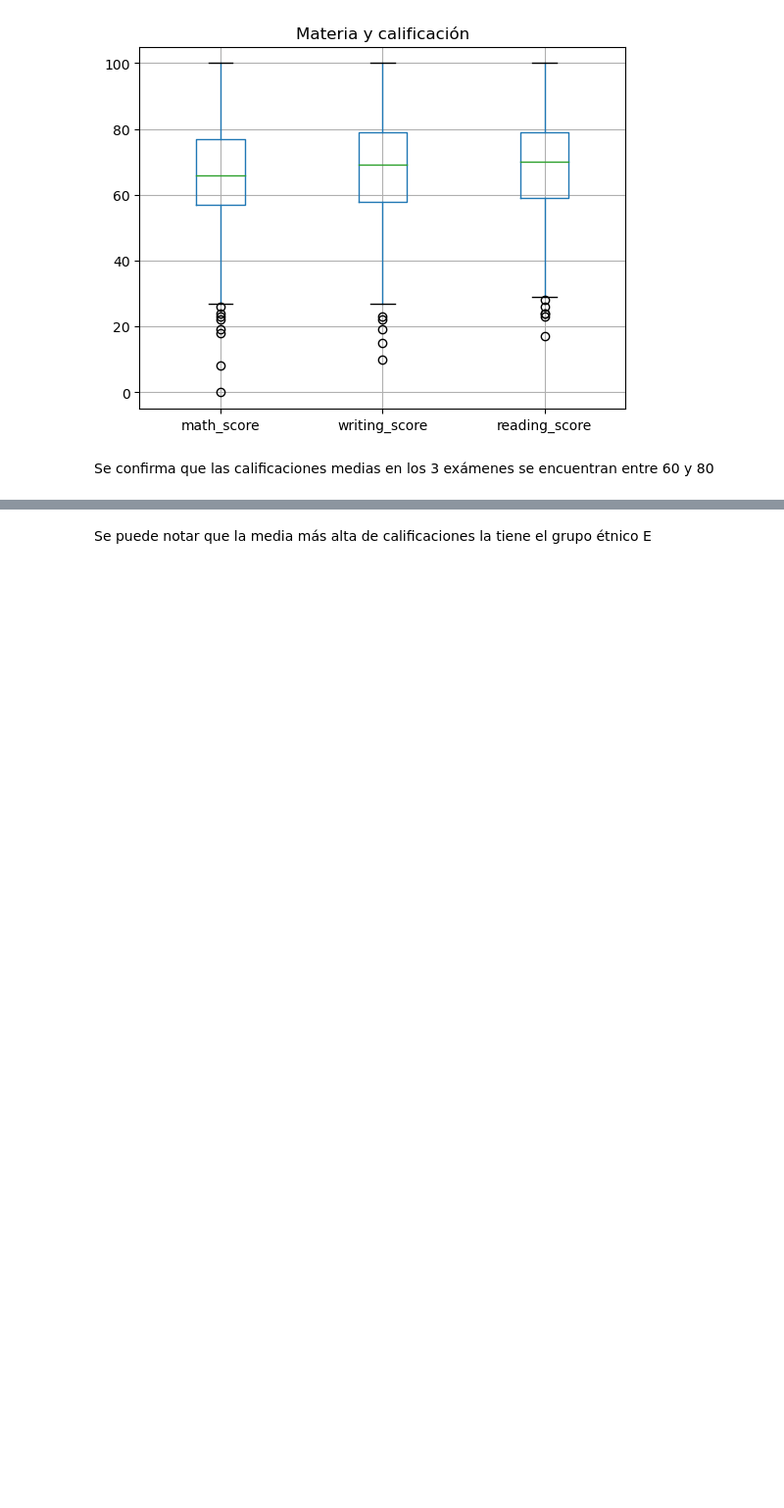
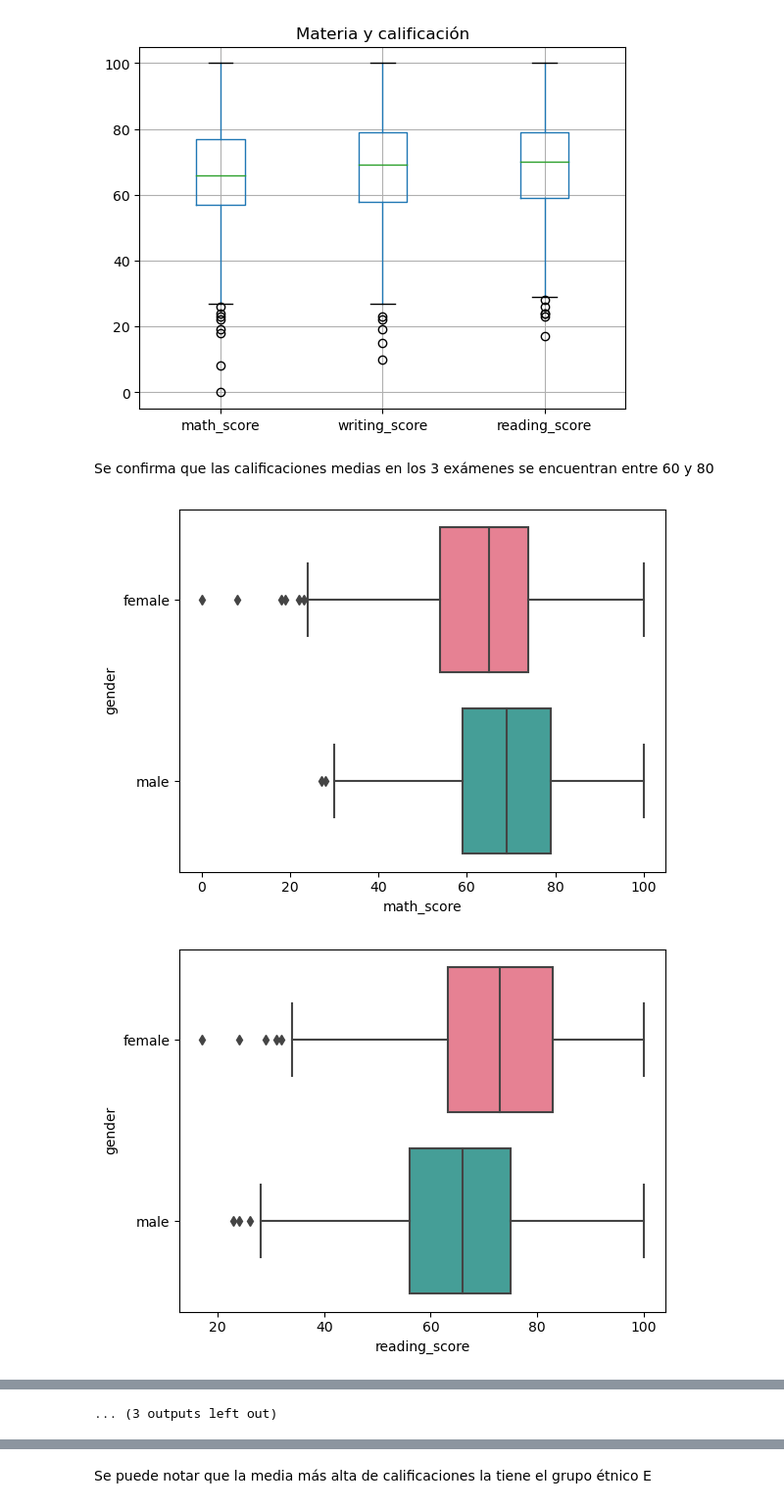
Before and after one commit to MarioChvx/ciencia_de_datos_PAMBAZO, a Jupyter notebook: proyectos/unidad1/proyecto_eda/EDA_Students_performance.ipynb, the cells around one changed output, grey strips where cells are left out. Shown at 98% size. Cells and saved outputs as stored; diff of their text form; code cells hidden in the pictures; blank space fills up the shorter version.

```diff
--- a/proyectos/unidad1/proyecto_eda/EDA_Students_performance.ipynb
+++ b/proyectos/unidad1/proyecto_eda/EDA_Students_performance.ipynb
@@ -279,3 +279,17 @@ plt.show()
 [figure]
 # %% [markdown]
 Se confirma que las calificaciones medias en los 3 exámenes se encuentran entre 60 y 80
+# %%
+for category in df.select_dtypes(include= 'object'):
+    for numeric in df.select_dtypes(exclude= 'object'):
+        sns.boxplot(
+            data= df,
+            x= numeric,
+            y= category,
+            palette= 'husl',
+            # hue= 'gender'
+        )
+        plt.show()
+# %% [output]
+[figure, added]
+[figure, added]
@@ -282,2 +306,3 @@ Se confirma que las calificaciones medias en los 3 exámenes se encuentran entre
+... (3 outputs left out)
 # %%
 sns.catplot(data=df, x='ethnicity', y='math_score', kind="boxen", palette="viridis")
```
Also changed, not shown: parts of 6 cells of this notebook.
